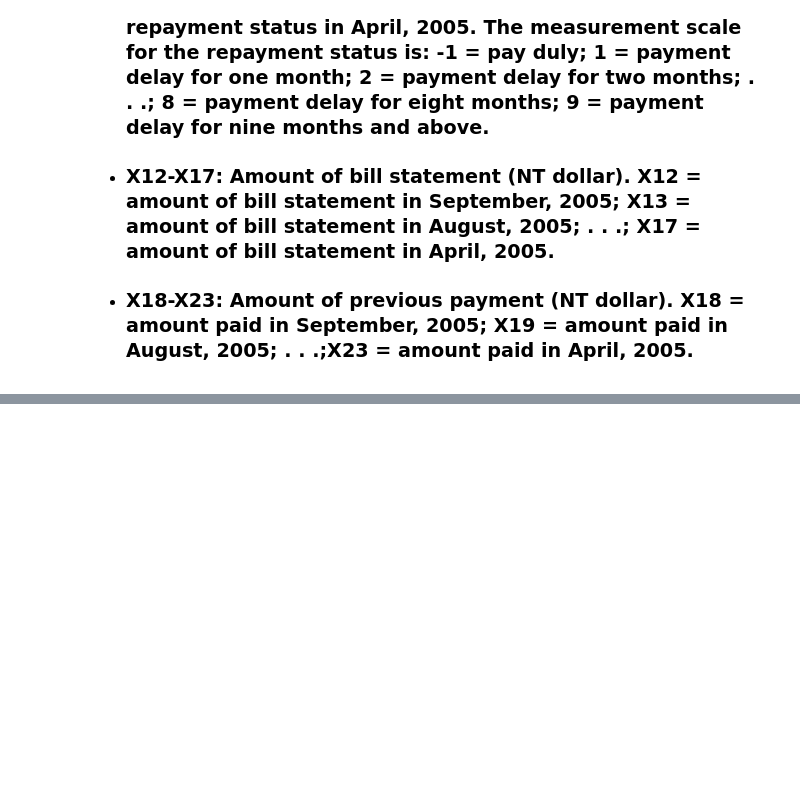
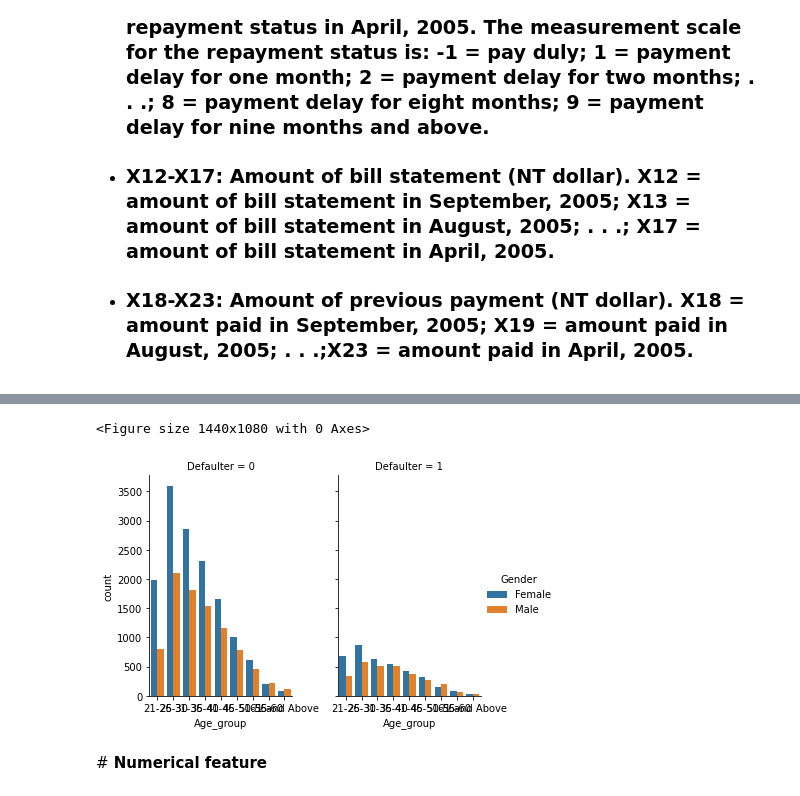
Before and after one commit to syedsharin/Credit-Card-Default-Prediction, a Jupyter notebook: Credit_Card_Default_Prediction_Capstone_Project.ipynb, the cells around one changed output, grey strips where cells are left out. Saved outputs shown, nothing was run; the diff lists cells and outputs as text; code cells hidden in the pictures; blank space fills up the shorter version.

```diff
--- a/Credit_Card_Default_Prediction_Capstone_Project.ipynb
+++ b/Credit_Card_Default_Prediction_Capstone_Project.ipynb
@@ -204,0 +334,11 @@ df.drop(columns=['Age'],inplace=True)
+# %%
+plt.figure(figsize=(20,15))
+sns.catplot(x="Age_group", hue="Gender", col="Defaulter",
+                data=cat_features, kind="count",
+                height=4, aspect=.7)
+plt.show()
+# %% [output]
+<Figure size 1440x1080 with 0 Axes>
+[figure, added]
+# %% [markdown]
+#<b> Numerical feature
```
Also changed, not shown: parts of 94 cells of this notebook.
